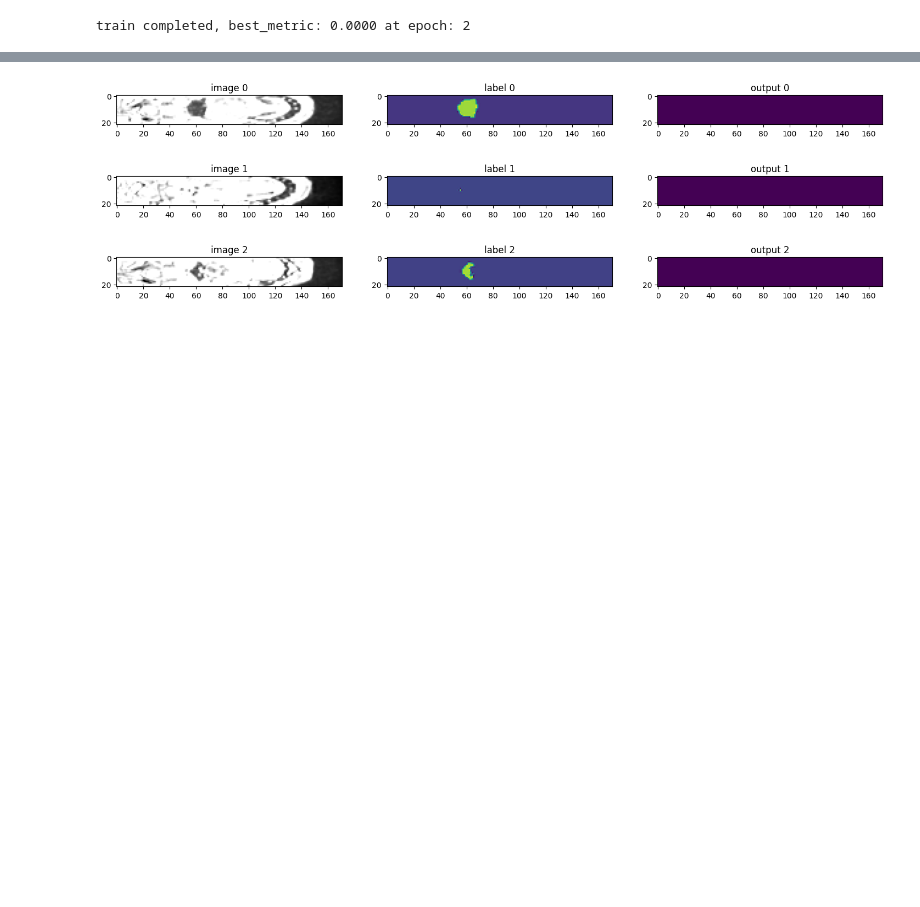
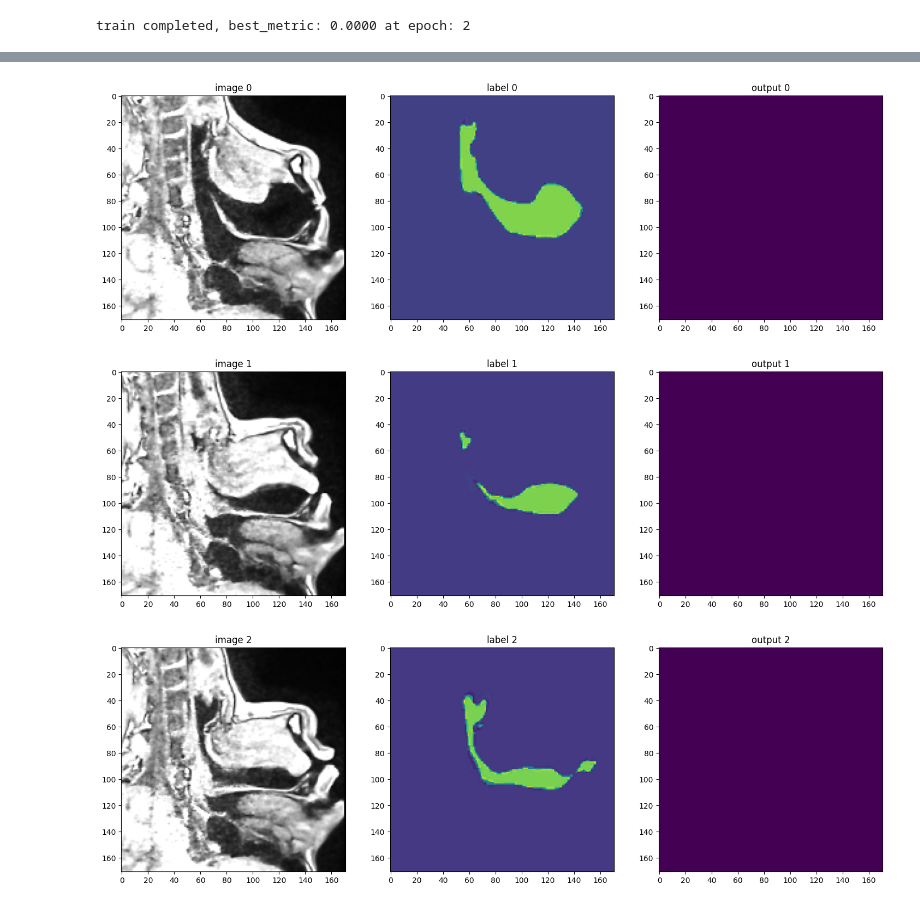
Before and after one commit to eksubin/Comparative-Study-of-3D-2D-Transfer-Learning-UNet, a Jupyter notebook: Unet3D_MRI.ipynb, the cells around one changed output, grey strips where cells are left out. Cells and saved outputs as stored; diff of their text form; code cells hidden in the pictures; blank space fills up the shorter version.

```diff
--- a/Unet3D_MRI.ipynb
+++ b/Unet3D_MRI.ipynb
@@ -82,21 +83,20 @@ monai.transforms.io.array LoadImage.__init__:image_only: Current default value o
 torch.Size([32, 256, 256])
 # %%
 
-
+from monai.transforms import Transposed
         # Lambdad(keys=['image', 'label'],
         #         func=lambda x: x[0:1]*0.2125 + x[1:2]*0.7154 + x[2:3]*0.0721),
 train_transforms = Compose(
     [
         LoadImaged(keys=["image", "label"], reader="NrrdReader"),
-        # Lambdad(keys=['image', 'label'],
-        #          func=lambda x: x[0:1]*0.2125 + x[1:2]*0.7154 + x[2:3]*0.0721),
+        Transposed(keys=['image', 'label'], indices=[2, 1, 0]),
         EnsureChannelFirstd(keys=["image", "label"]),
         ScaleIntensityRanged(
             keys=["image"],
             a_min=-57,
-            a_max=164,
+            a_max=255,
             b_min=0.0,
-            b_max=1.0,
+            b_max=255.0,
             clip=True,
         ),
         CropForegroundd(keys=["image", "label"], source_key="image"),
@@ -106,7 +106,7 @@ train_transforms = Compose(
         RandCropByPosNegLabeld(
             keys=["image", "label"],
             label_key="label",
-            spatial_size=(16, 96, 96),
+            spatial_size=(128, 128, 16),
             pos=1,
             neg=1,
             num_samples=4,
@@ -125,13 +125,14 @@ train_transforms = Compose(
 val_transforms = Compose(
     [
         LoadImaged(keys=["image", "label"], reader="NrrdReader"),
+        Transposed(keys=['image', 'label'], indices=[2,1,0]),
         EnsureChannelFirstd(keys=["image", "label"]),
         ScaleIntensityRanged(
             keys=["image"],
             a_min=-57,
-            a_max=164,
+            a_max=255,
             b_min=0.0,
-            b_max=1.0,
+            b_max=255.0,
             clip=True,
         ),
         CropForegroundd(keys=["image", "label"], source_key="image"),
@@ -194,7 +195,7 @@ model = UNet(
     num_res_units=2,
     norm=Norm.BATCH,
 ).to(device)
-loss_function = DiceLoss(to_onehot_y=True, softmax=True)
+loss_function = DiceLoss(include_background=True, to_onehot_y=True, softmax=True)
 optimizer = torch.optim.Adam(model.parameters(), 1e-4)
 dice_metric = DiceMetric(include_background=False, reduction="mean")
 # %%
@@ -204,8 +205,8 @@ best_metric = -1
 best_metric_epoch = -1
 epoch_loss_values = []
 metric_values = []
-post_pred = Compose([AsDiscrete(argmax=True)])
-post_label = Compose([AsDiscrete()])
+post_pred = Compose([Activations(sigmoid=True), AsDiscrete(argmax=True, to_onehot=1)])
+post_label = Compose([AsDiscrete(to_onehot=1)])
 
 for epoch in range(max_epochs):
     print("-" * 10)
@@ -315,31 +317,31 @@ plt.show()
 # %%
 
 
 model.load_state_dict(torch.load(
     os.path.join(root_dir, "best_metric_model.pth")))
 model.eval()
 with torch.no_grad():
     for i, val_data in enumerate(val_loader):
-        roi_size = (160, 160, 160)
+        roi_size = (32, 256, 256)
         sw_batch_size = 4
         val_outputs = sliding_window_inference(
             val_data["image"].to(device), roi_size, sw_batch_size, model)
         # plot the slice [:, :, 80]
         plt.figure("check", (18, 6))
         plt.subplot(1, 3, 1)
         plt.title(f"image {i}")
-        plt.imshow(val_data["image"][0, 0, :, :, 80], cmap="gray")
+        plt.imshow(val_data["image"][0, 0, :, :, 10], cmap="gray")
         plt.subplot(1, 3, 2)
         plt.title(f"label {i}")
-        plt.imshow(val_data["label"][0, 0, :, :, 80])
+        plt.imshow(val_data["label"][0, 0, :, :, 10])
         plt.subplot(1, 3, 3)
         plt.title(f"output {i}")
         plt.imshow(torch.argmax(
-            val_outputs, dim=1).detach().cpu()[0, :, :, 80])
+            val_outputs, dim=1).detach().cpu()[0, :, :, 10])
         plt.show()
         if i == 2:
             break
 # %% [output]
-[figure, old version]
+[figure, new version]
-[figure, old version]
+[figure, new version]
-[figure, old version]
+[figure, new version]
```
Also changed, not shown: parts of 5 cells of this notebook.
